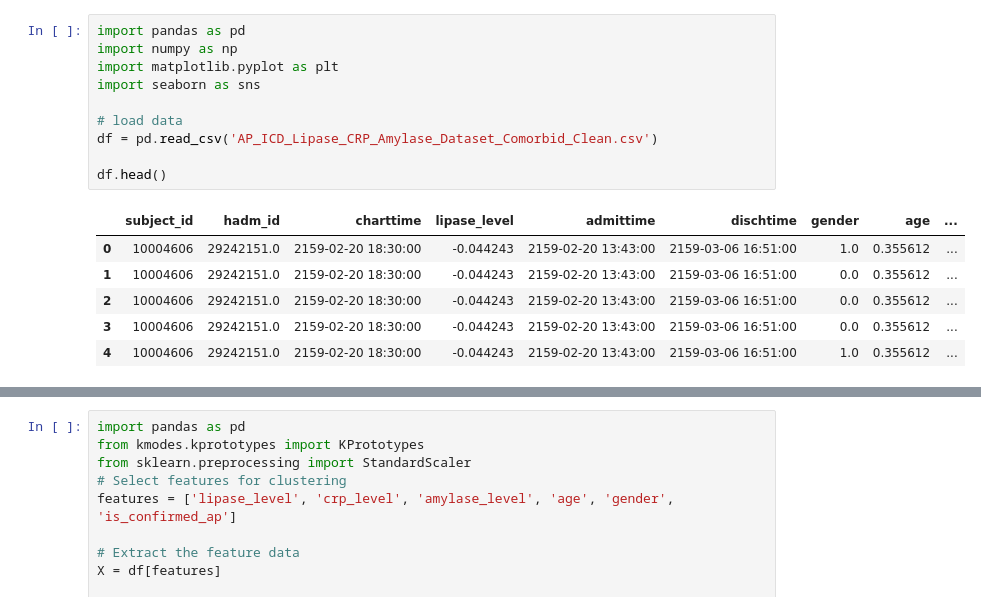
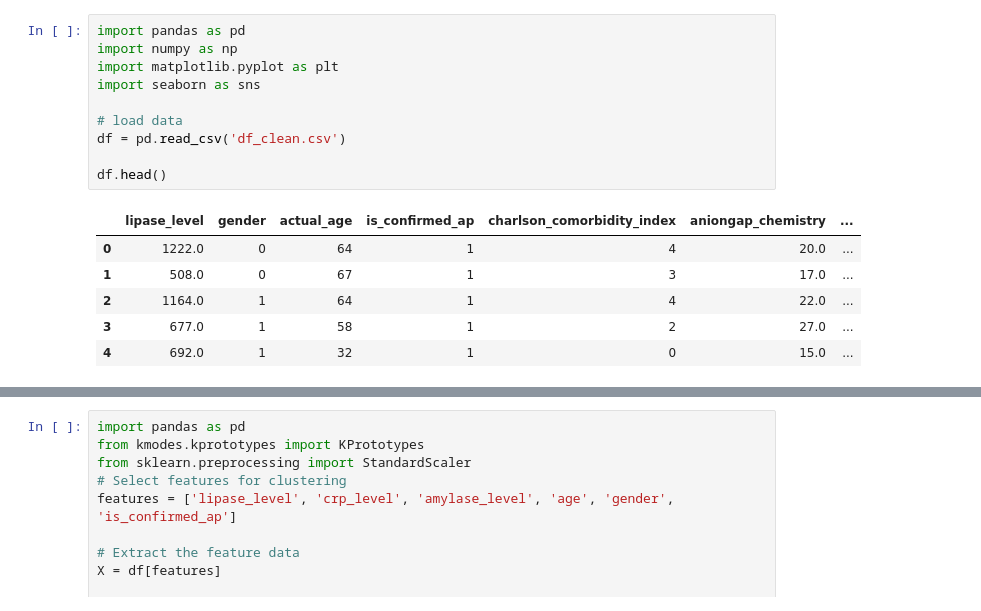
Before and after one commit to NanSang2000/COMP90089_MLAH, a Jupyter notebook: clustering.ipynb, the cells around one changed output, grey strips where cells are left out. Saved outputs shown, nothing was run; the diff lists cells and outputs as text.

```diff
--- a/clustering.ipynb
+++ b/clustering.ipynb
@@ -1,17 +1,17 @@
 # %%
 import pandas as pd
 import numpy as np
 import matplotlib.pyplot as plt
 import seaborn as sns
 
 # load data
-df = pd.read_csv('AP_ICD_Lipase_CRP_Amylase_Dataset_Comorbid_Clean.csv')
+df = pd.read_csv('df_clean.csv')
 
 df.head()
 # %% [output]
-|  | subject_id | hadm_id | charttime | lipase_level | admittime | dischtime | gender | age | ... |
-| 0 | 10004606 | 29242151.0 | 2159-02-20 18:30:00 | -0.044243 | 2159-02-20 13:43:00 | 2159-03-06 16:51:00 | 1.0 | 0.355612 | ... |
-| 1 | 10004606 | 29242151.0 | 2159-02-20 18:30:00 | -0.044243 | 2159-02-20 13:43:00 | 2159-03-06 16:51:00 | 0.0 | 0.355612 | ... |
-| 2 | 10004606 | 29242151.0 | 2159-02-20 18:30:00 | -0.044243 | 2159-02-20 13:43:00 | 2159-03-06 16:51:00 | 0.0 | 0.355612 | ... |
-| 3 | 10004606 | 29242151.0 | 2159-02-20 18:30:00 | -0.044243 | 2159-02-20 13:43:00 | 2159-03-06 16:51:00 | 0.0 | 0.355612 | ... |
-| 4 | 10004606 | 29242151.0 | 2159-02-20 18:30:00 | -0.044243 | 2159-02-20 13:43:00 | 2159-03-06 16:51:00 | 1.0 | 0.355612 | ... |
+|  | lipase_level | gender | actual_age | is_confirmed_ap | charlson_comorbidity_index | aniongap_chemistry | ... |
+| 0 | 1222.0 | 0 | 64 | 1 | 4 | 20.0 | ... |
+| 1 | 508.0 | 0 | 67 | 1 | 3 | 17.0 | ... |
+| 2 | 1164.0 | 1 | 64 | 1 | 4 | 22.0 | ... |
+| 3 | 677.0 | 1 | 58 | 1 | 2 | 27.0 | ... |
+| 4 | 692.0 | 1 | 32 | 1 | 0 | 15.0 | ... |
```
Also changed, not shown: parts of 1 cell of this notebook, 2 other files.
